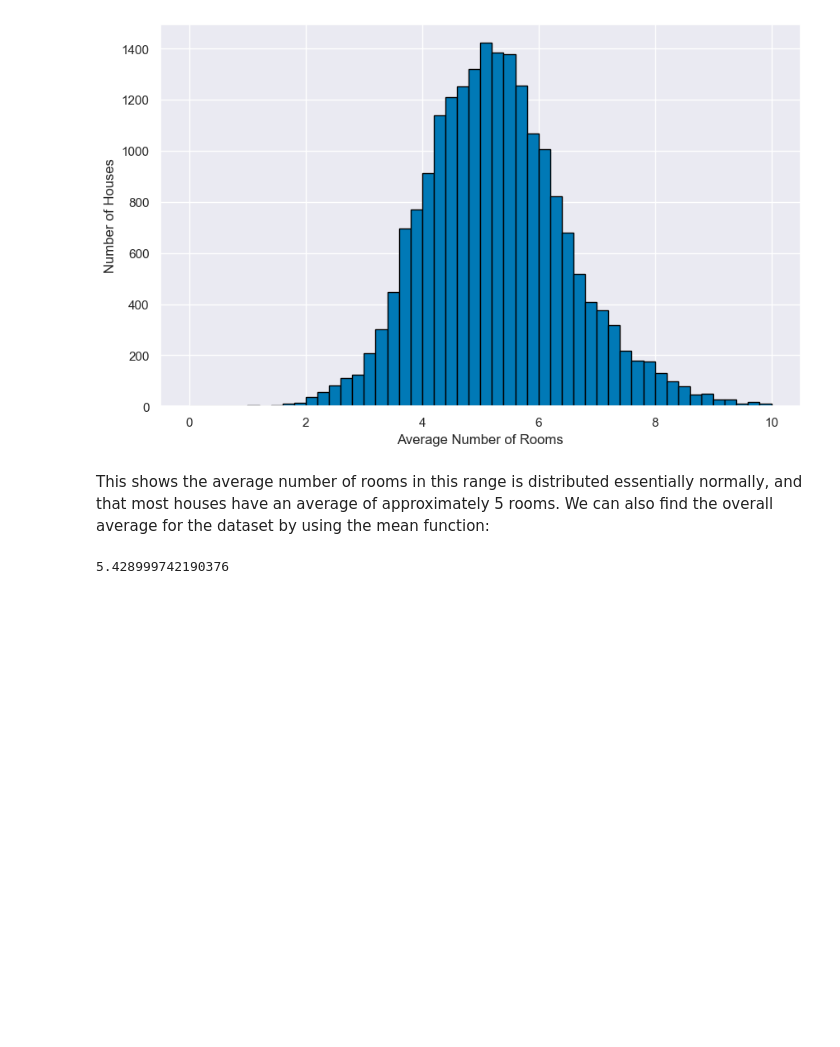
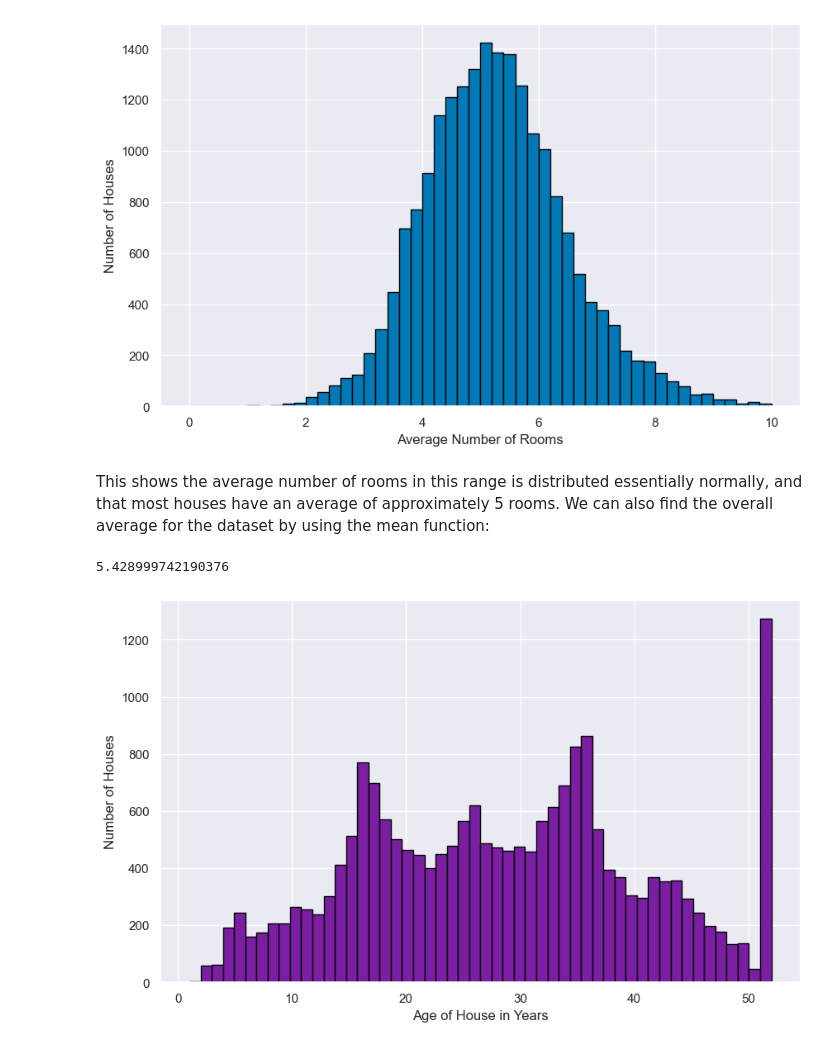
Before and after one commit to srofe/MLBootcamp, a Jupyter notebook: 04-MultivariateLinearRegression/MultivariateRegression.ipynb, the cells around one changed output. Cells and saved outputs as stored; diff of their text form; code cells hidden in the pictures; blank space fills up the shorter version.

Commit message:
Investigate age of houses in data set
We don't have the RAD feature available in the data set used during the
course, so we look at age of houses as it is also consists of whole
numbers.

```diff
--- a/04-MultivariateLinearRegression/MultivariateRegression.ipynb
+++ b/04-MultivariateLinearRegression/MultivariateRegression.ipynb
@@ -198,3 +198,16 @@ This shows the average number of rooms in this range is distributed essentially
 data.AveRooms.mean()
 # %% [output]
 5.428999742190376
+# %%
+# Challenge: Create meaningful histogram for HouseAge in royal purple...
+# The course data investigates the 'RAD' feature, which is the "index of accessibility to radial highways".
+# The California data set doesn't have such a feature, so we will look at House Age - which, similarly to RAD, consists of whole numbers.
+plt.figure(figsize=(10, 6))
+plt.hist(data.HouseAge, bins=52, ec='black', color='#7B1FA2')
+plt.xlabel('Age of House in Years')
+plt.ylabel('Number of Houses')
+plt.show()
+
+# Looking at the output of 'data.HouseAge.value_counts()' the HouseAge ranges from 1 -> 52. So, we can specify 52 bins.
+# %% [output]
+[figure, added]
```
Also changed, not shown: parts of 3 cells of this notebook.
